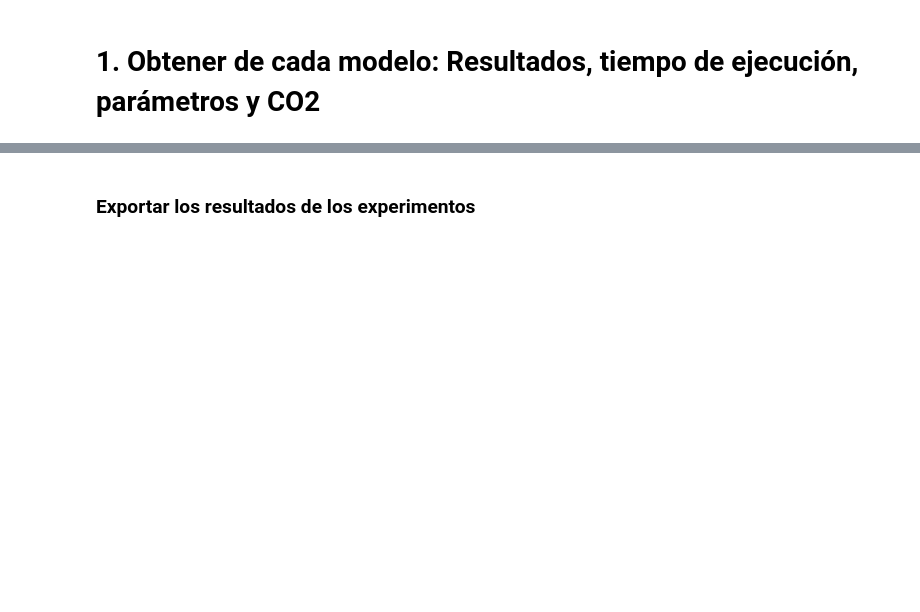
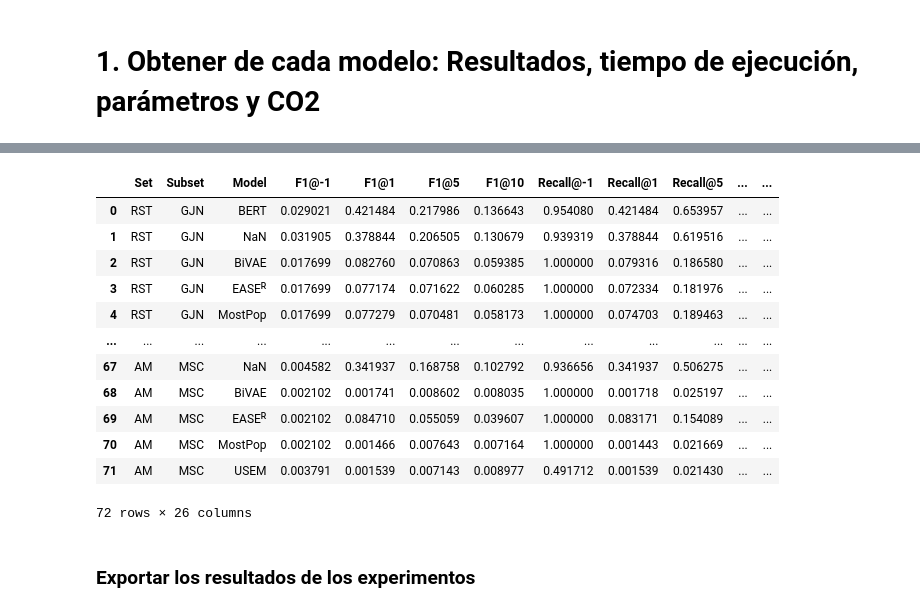
Before and after one commit to pablo-pnunez/ETeR-X, a Jupyter notebook: PlotResults.ipynb, the cells around one changed output, grey strips where cells are left out. Drawn from its saved outputs; the diff is of its cells as text; code cells hidden in the pictures; blank space fills up the shorter version.

```diff
--- a/PlotResults.ipynb
+++ b/PlotResults.ipynb
@@ -165,6 +157,22 @@ all_cold_start_data["Subset"] = pd.Categorical(all_cold_start_data["Subset"], li
 
 all_baseline_data["Model"] = pd.Categorical(all_baseline_data["Model"], list(models_baseline.values()))
 all_cold_start_data["Model"] = pd.Categorical(all_cold_start_data["Model"], list(models_cold.values()))
+# %%
+all_baseline_data
+# %% [output]
+|  | Set | Subset | Model | F1@-1 | F1@1 | F1@5 | F1@10 | Recall@-1 | Recall@1 | Recall@5 | ... | ... |
+| 0 | RST | GJN | BERT | 0.029021 | 0.421484 | 0.217986 | 0.136643 | 0.954080 | 0.421484 | 0.653957 | ... | ... |
+| 1 | RST | GJN | NaN | 0.031905 | 0.378844 | 0.206505 | 0.130679 | 0.939319 | 0.378844 | 0.619516 | ... | ... |
+| 2 | RST | GJN | BiVAE | 0.017699 | 0.082760 | 0.070863 | 0.059385 | 1.000000 | 0.079316 | 0.186580 | ... | ... |
+| 3 | RST | GJN | EASEᴿ | 0.017699 | 0.077174 | 0.071622 | 0.060285 | 1.000000 | 0.072334 | 0.181976 | ... | ... |
+| 4 | RST | GJN | MostPop | 0.017699 | 0.077279 | 0.070481 | 0.058173 | 1.000000 | 0.074703 | 0.189463 | ... | ... |
+| ... | ... | ... | ... | ... | ... | ... | ... | ... | ... | ... | ... | ... |
+| 67 | AM | MSC | NaN | 0.004582 | 0.341937 | 0.168758 | 0.102792 | 0.936656 | 0.341937 | 0.506275 | ... | ... |
+| 68 | AM | MSC | BiVAE | 0.002102 | 0.001741 | 0.008602 | 0.008035 | 1.000000 | 0.001718 | 0.025197 | ... | ... |
+| 69 | AM | MSC | EASEᴿ | 0.002102 | 0.084710 | 0.055059 | 0.039607 | 1.000000 | 0.083171 | 0.154089 | ... | ... |
+| 70 | AM | MSC | MostPop | 0.002102 | 0.001466 | 0.007643 | 0.007164 | 1.000000 | 0.001443 | 0.021669 | ... | ... |
+| 71 | AM | MSC | USEM | 0.003791 | 0.001539 | 0.007143 | 0.008977 | 0.491712 | 0.001539 | 0.021430 | ... | ... |
+72 rows × 26 columns
 # %% [markdown]
 ### Exportar los resultados de los experimentos
 # %%
```
Also changed, not shown: parts of 4 cells of this notebook, 11 other files.
